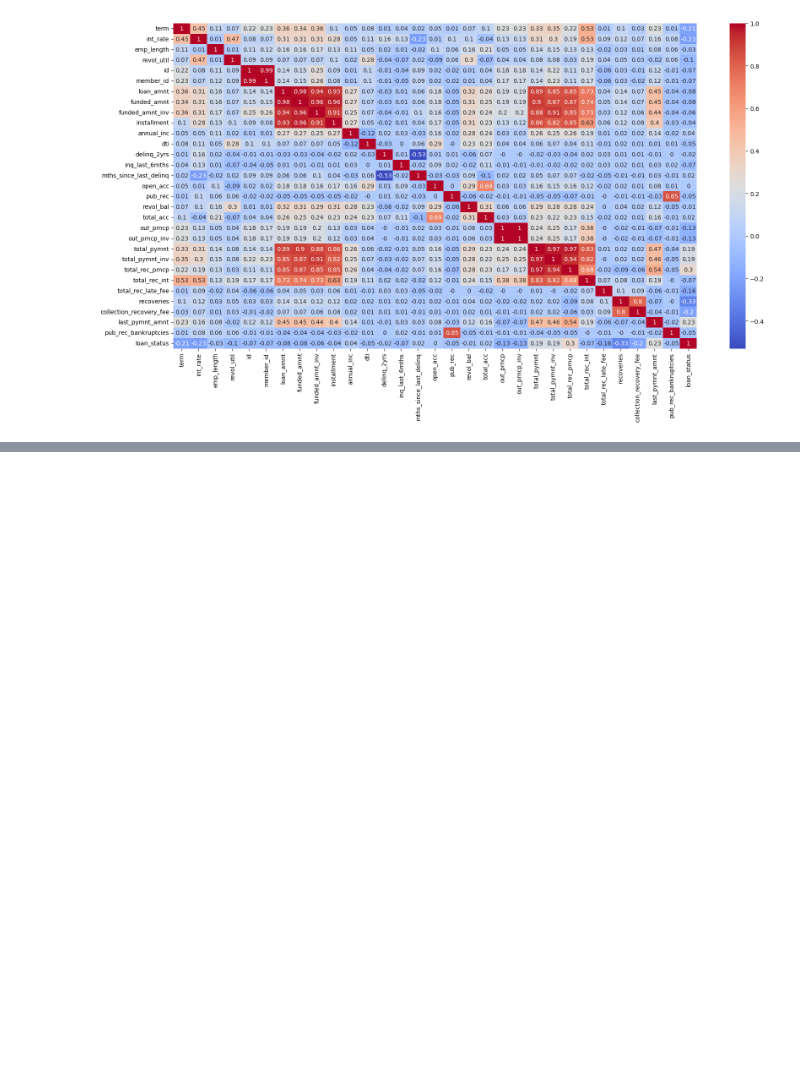
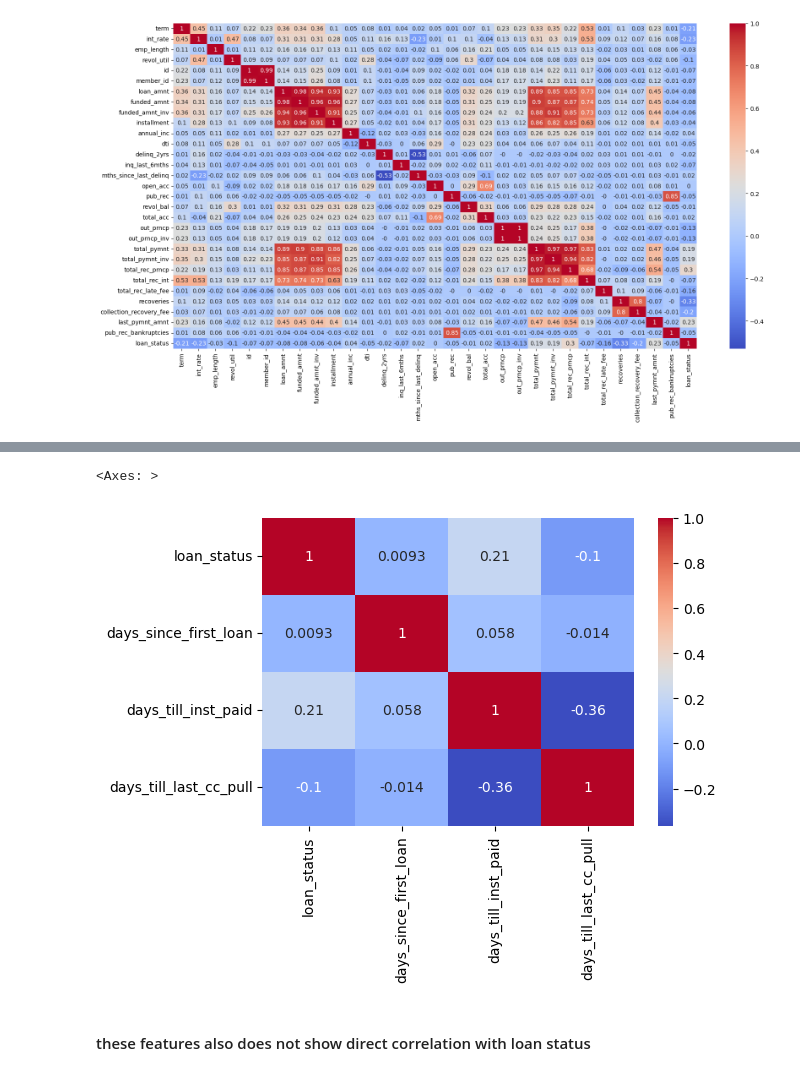
Before and after one commit to jitesh0034/lending_club_casestudy, a Jupyter notebook: EDA.ipynb, the cells around one changed output, grey strips where cells are left out. Drawn from its saved outputs; the diff is of its cells as text; code cells hidden in the pictures; blank space fills up the shorter version.

```diff
--- a/EDA.ipynb
+++ b/EDA.ipynb
@@ -162,0 +217,16 @@ sns.heatmap(corr_matrix, annot=True, cmap='coolwarm')
+# %%
+dt_df = final_df[['issue_d','earliest_cr_line','last_pymnt_d','last_credit_pull_d','loan_status']]
+# %%
+dt_df['days_since_first_loan'] = ( dt_df['issue_d'] - dt_df['earliest_cr_line']).dt.days
+dt_df['days_till_inst_paid'] = ( dt_df['last_pymnt_d'] - dt_df['issue_d']).dt.days
+dt_df['days_till_last_cc_pull'] = ( dt_df['last_credit_pull_d'] - dt_df['last_pymnt_d']).dt.days
+# %%
+corr_matrix = dt_df.iloc[:,4:].corr()
+# %%
+plt.figure(figsize=(6, 4))
+sns.heatmap(corr_matrix, annot=True, cmap='coolwarm')
+# %% [output]
+<Axes: >
+[figure, added]
+# %% [markdown]
+#### these features also does not show direct correlation with loan status
```
Also changed, not shown: parts of 16 cells of this notebook.
